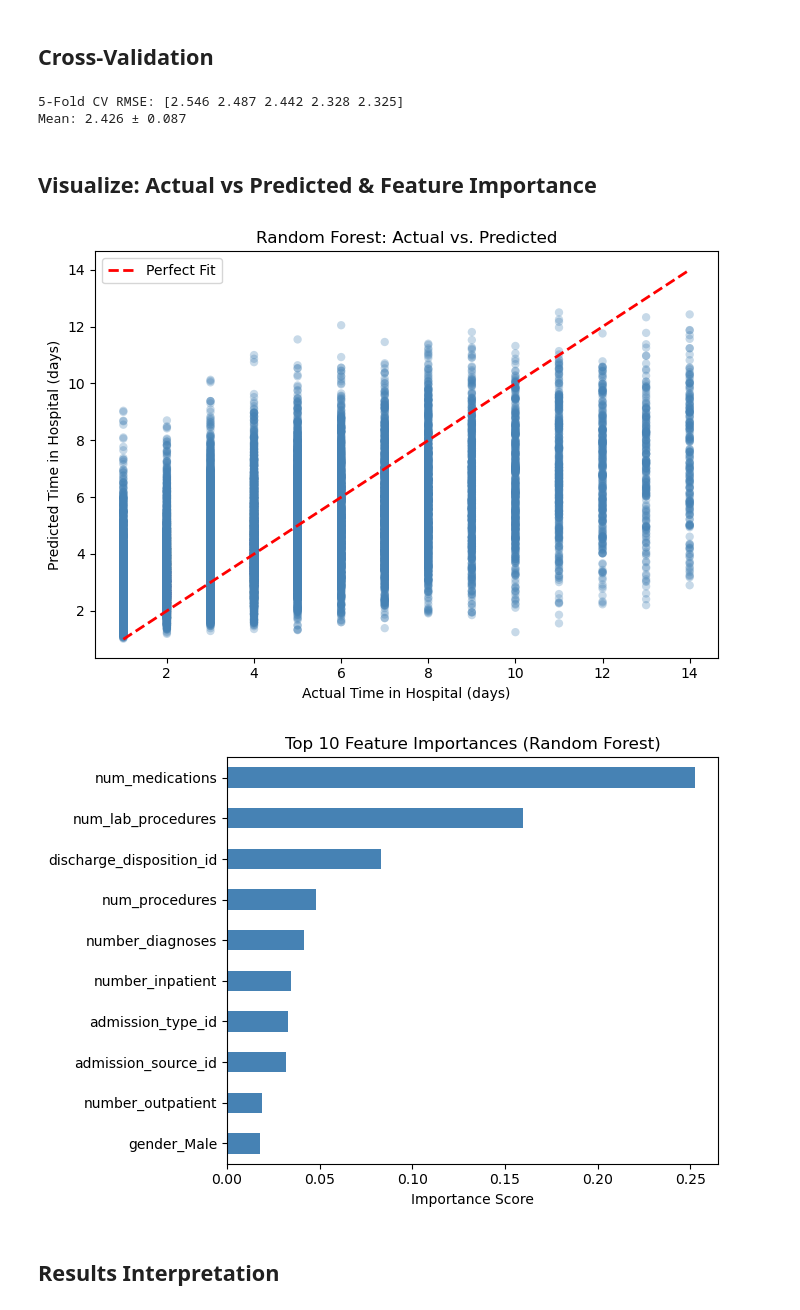
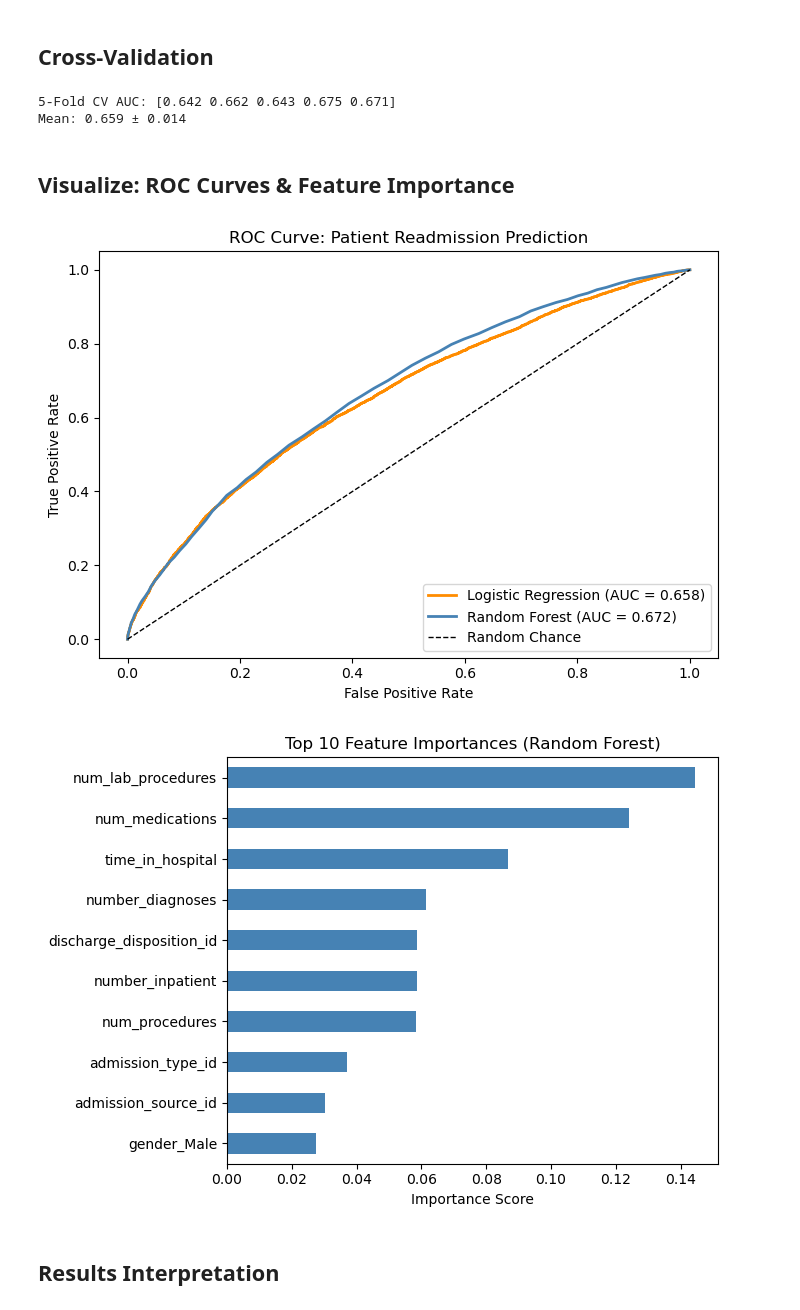
Before and after one commit to AidanMayhue/ip_final, a Jupyter notebook: prediction_task/prediction_and_model_evaluation.ipynb, the cells around one changed output. Saved outputs shown, nothing was run; the diff lists cells and outputs as text; code cells hidden in the pictures.

Commit message:
new notebook for classification for prediction and model evaluation

```diff
--- a/prediction_task/prediction_and_model_evaluation.ipynb
+++ b/prediction_task/prediction_and_model_evaluation.ipynb
@@ -57,7 +58,7 @@ X shape: (101766, 79), y shape: (101766,)
 from sklearn.model_selection import train_test_split
 
 X_train, X_test, y_train, y_test = train_test_split(
-    X, y, test_size=0.2, random_state=42
+    X, y, test_size=0.2, random_state=42, stratify=y
 )
 
 print(f"Train size: {X_train.shape[0]} | Test size: {X_test.shape[0]}")
@@ -85,13 +104,15 @@ Linear Regression — MSE: 6.150 | RMSE: 2.480 | R²: 0.293
 # %%
-from sklearn.ensemble import RandomForestRegressor
+from sklearn.ensemble import RandomForestClassifier
 
-rf = RandomForestRegressor(n_estimators=100, random_state=42, n_jobs=-1)
+rf = RandomForestClassifier(n_estimators=100, random_state=42, n_jobs=-1)
 rf.fit(X_train, y_train)
+
 y_pred_rf = rf.predict(X_test)
+y_prob_rf = rf.predict_proba(X_test)[:, 1]
 
-mse_rf  = mean_squared_error(y_test, y_pred_rf)
-rmse_rf = np.sqrt(mse_rf)
-r2_rf   = r2_score(y_test, y_pred_rf)
+auc_rf  = roc_auc_score(y_test, y_prob_rf)
+acc_rf  = accuracy_score(y_test, y_pred_rf)
 
-print(f"Random Forest — MSE: {mse_rf:.3f} | RMSE: {rmse_rf:.3f} | R²: {r2_rf:.3f}")
+print(f"Random Forest — AUC: {auc_rf:.3f} | Accuracy: {acc_rf:.3f}")
+print(classification_report(y_test, y_pred_rf, target_names=['Not Readmitted', 'Readmitted']))
 # %% [output]
@@ -101,40 +130,44 @@ Random Forest — MSE: 5.576 | RMSE: 2.361 | R²: 0.359
 # %%
 from sklearn.model_selection import cross_val_score
 
-cv_scores = cross_val_score(rf, X, y, cv=5, scoring='neg_mean_squared_error')
-cv_rmse   = np.sqrt(-cv_scores)
+cv_scores = cross_val_score(rf, X, y, cv=5, scoring='roc_auc')
 
-print(f"5-Fold CV RMSE: {cv_rmse.round(3)}")
-print(f"Mean: {cv_rmse.mean():.3f} ± {cv_rmse.std():.3f}")
+print(f"5-Fold CV AUC: {cv_scores.round(3)}")
+print(f"Mean: {cv_scores.mean():.3f} \u00b1 {cv_scores.std():.3f}")
 # %% [output]
-5-Fold CV RMSE: [2.546 2.487 2.442 2.328 2.325]
-Mean: 2.426 ± 0.087
+5-Fold CV AUC: [0.642 0.662 0.643 0.675 0.671]
+Mean: 0.659 ± 0.014
 # %% [markdown]
-## Visualize: Actual vs Predicted & Feature Importance
+## Visualize: ROC Curves & Feature Importance
 # %%
 import matplotlib.pyplot as plt
+from sklearn.metrics import roc_curve
 
-# Actual vs Predicted
+# ROC Curves
+fpr_lr, tpr_lr, _ = roc_curve(y_test, y_prob_lr)
+fpr_rf, tpr_rf, _ = roc_curve(y_test, y_prob_rf)
+
 plt.figure(figsize=(7, 5))
-plt.scatter(y_test, y_pred_rf, alpha=0.3, color='steelblue', edgecolors='none')
-plt.plot([y.min(), y.max()], [y.min(), y.max()], 'r--', linewidth=2, label='Perfect Fit')
-plt.xlabel("Actual Time in Hospital (days)")
-plt.ylabel("Predicted Time in Hospital (days)")
-plt.title("Random Forest: Actual vs. Predicted")
-plt.legend()
+plt.plot(fpr_lr, tpr_lr, color='darkorange', lw=2, label=f'Logistic Regression (AUC = {auc_lr:.3f})')
+plt.plot(fpr_rf, tpr_rf, color='steelblue', lw=2, label=f'Random Forest (AUC = {auc_rf:.3f})')
+plt.plot([0, 1], [0, 1], 'k--', lw=1, label='Random Chance')
+plt.xlabel('False Positive Rate')
+plt.ylabel('True Positive Rate')
+plt.title('ROC Curve: Patient Readmission Prediction')
+plt.legend(loc='lower right')
 plt.tight_layout()
 plt.show()
 
 # Feature Importance
 importances = pd.Series(rf.feature_importances_, index=feature_cols)
 importances.nlargest(10).sort_values().plot(kind='barh', figsize=(7, 5), color='steelblue')
-plt.title("Top 10 Feature Importances (Random Forest)")
-plt.xlabel("Importance Score")
+plt.title('Top 10 Feature Importances (Random Forest)')
+plt.xlabel('Importance Score')
 plt.tight_layout()
 plt.show()
 # %% [output]
-[figure, old version]
+[figure, new version]
-[figure, old version]
+[figure, new version]
 # %% [markdown]
 ## Results Interpretation
 # %% [markdown]
```
Also changed, not shown: parts of 7 cells of this notebook.
